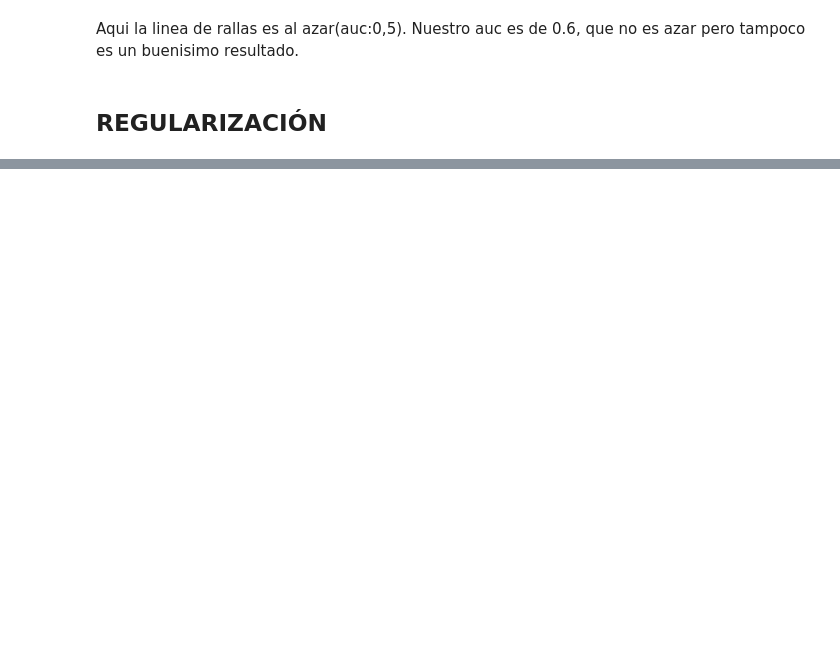
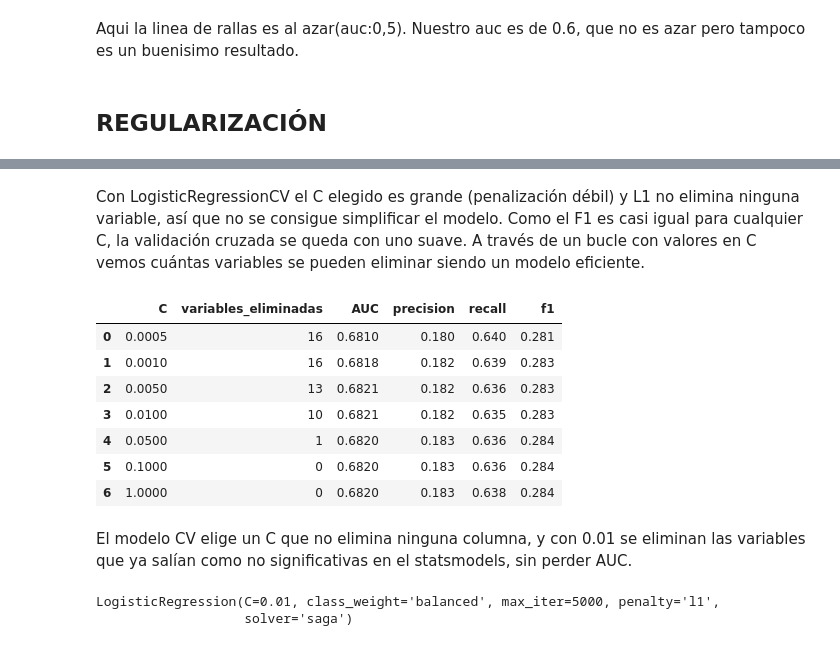
Before and after one commit to GorkaNBDATA/Equipo-Morado, a Jupyter notebook: modelo-impago.ipynb, the cells around one changed output, grey strips where cells are left out. Drawn from its saved outputs; the diff is of its cells as text; code cells hidden in the pictures; blank space fills up the shorter version.

```diff
--- a/modelo-impago.ipynb
+++ b/modelo-impago.ipynb
@@ -583,2 +565,0 @@ max_iter=5000 )
-# %%
-modelo_cv.fit(X_train_scaled, y_train)
@@ -625,0 +571,4 @@ Variables eliminadas: []
+# %%
+# quitamos la col const (la añadió statsmodels, sklearn ya tiene su propio intercept)
+X_train_l1 = X_train_scaled.drop(columns="const")
+X_test_l1 = X_test_scaled.drop(columns="const")
@@ -625,0 +584,2 @@ Variables eliminadas: []
+# %%
+modelo_cv.fit(X_train_l1, y_train)
@@ -625,0 +627,53 @@ Variables eliminadas: []
+# %% [markdown]
+Con LogisticRegressionCV el C elegido es grande (penalización débil) y L1 no elimina ninguna variable, así que no se consigue simplificar el modelo. Como el F1 es casi igual para cualquier C, la validación cruzada se queda con uno suave. A través de un bucle con valores en C vemos cuántas variables se pueden eliminar siendo un modelo eficiente.
+# %%
+# probamos diferentes C y vemos cuántas variables elimina y métricas
+
+resultados = []
+
+for C in [0.0005, 0.001, 0.005, 0.01, 0.05, 0.1, 1]:
+    modelo_log = LogisticRegression(
+        penalty="l1",
+        solver="saga",
+        C=C,
+        class_weight="balanced",
+        max_iter=5000)
+
+    modelo_log.fit(X_train_l1, y_train)
+
+    prob = modelo_log.predict_proba(X_test_l1)[:, 1]
+    pred = (prob >= 0.5).astype(int)
+
+    resultados.append({
+        "C": C,
+        "variables_eliminadas": (modelo_log.coef_ == 0).sum(),
+        "AUC": round(roc_auc_score(y_test, prob), 4),
+        "precision": round(precision_score(y_test, pred), 3),
+        "recall": round(recall_score(y_test, pred), 3),
+        "f1": round(f1_score(y_test, pred), 3)})
+
+pd.DataFrame(resultados)
+# %% [output]
+|  | C | variables_eliminadas | AUC | precision | recall | f1 |
+| 0 | 0.0005 | 16 | 0.6810 | 0.180 | 0.640 | 0.281 |
+| 1 | 0.0010 | 16 | 0.6818 | 0.182 | 0.639 | 0.283 |
+| 2 | 0.0050 | 13 | 0.6821 | 0.182 | 0.636 | 0.283 |
+| 3 | 0.0100 | 10 | 0.6821 | 0.182 | 0.635 | 0.283 |
+| 4 | 0.0500 | 1 | 0.6820 | 0.183 | 0.636 | 0.284 |
+| 5 | 0.1000 | 0 | 0.6820 | 0.183 | 0.636 | 0.284 |
+| 6 | 1.0000 | 0 | 0.6820 | 0.183 | 0.638 | 0.284 |
+# %% [markdown]
+El modelo CV elige un C que no elimina ninguna columna, y con 0.01 se eliminan las variables que ya salían como no significativas en el statsmodels, sin perder AUC.
+# %%
+# modelo final: L1 con C=0.01 (elimina 10 variables sin perder rendimiento)
+modelo_log = LogisticRegression(
+        penalty="l1",
+        solver="saga",
+        C=0.01,
+        class_weight="balanced",
+        max_iter=5000)
+
+modelo_log.fit(X_train_l1, y_train)
+# %% [output]
+LogisticRegression(C=0.01, class_weight='balanced', max_iter=5000, penalty='l1',
+                   solver='saga')
```
Also changed, not shown: parts of 26 cells of this notebook.
